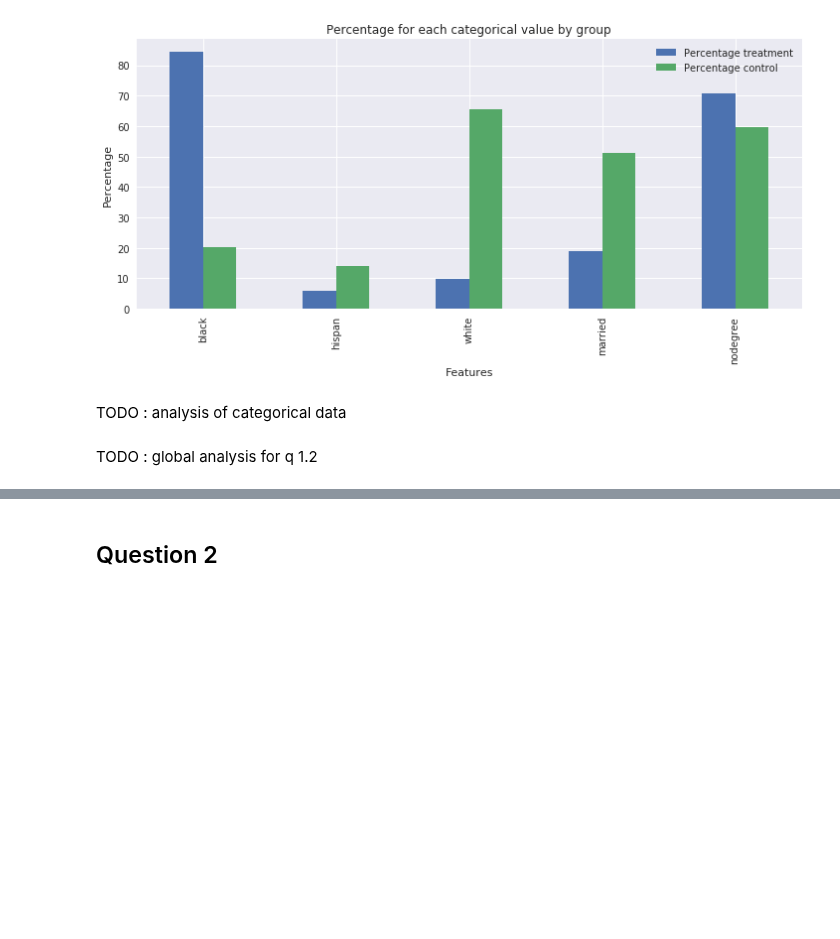
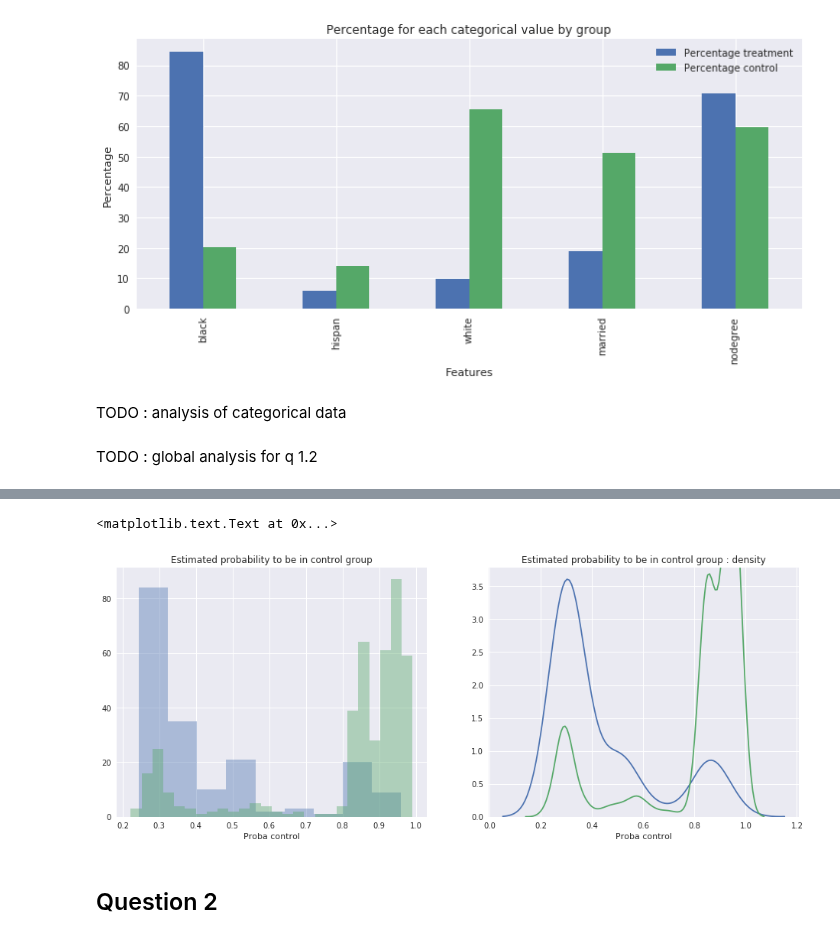
Before and after one commit to ImLemni/ada-epfl, a Jupyter notebook: 04-Applied_ML/Homework_4.ipynb, the cells around one changed output, grey strips where cells are left out. Cells and saved outputs as stored; diff of their text form; code cells hidden in the pictures; blank space fills up the shorter version.

```diff
--- a/04-Applied_ML/Homework_4.ipynb
+++ b/04-Applied_ML/Homework_4.ipynb
@@ -372,2 +472,16 @@ TODO : global analysis for q 1.2
+# %%
+zone, (plot1, plot2) = plt.subplots(ncols=2)
+zone.set_size_inches(16, 6)
+
+plot1 = sb.distplot(df_prope_treat["Proba control"],kde=False, ax=plot1)
+plot1 = sb.distplot(df_prope_control["Proba control"],kde=False, ax=plot1)
+plot1.set_title("Estimated probability to be in control group")
+
+plot2 = sb.distplot(df_prope_treat["Proba control"], hist=False,ax=plot2)
+plot2 = sb.distplot(df_prope_control["Proba control"], hist=False,ax=plot2)
+plot2.set_title("Estimated probability to be in control group : density")
+# %% [output]
+<matplotlib.text.Text at 0x...>
+[figure, added]
 # %% [markdown]
 ## Question 2
```
Also changed, not shown: parts of 11 cells of this notebook.
